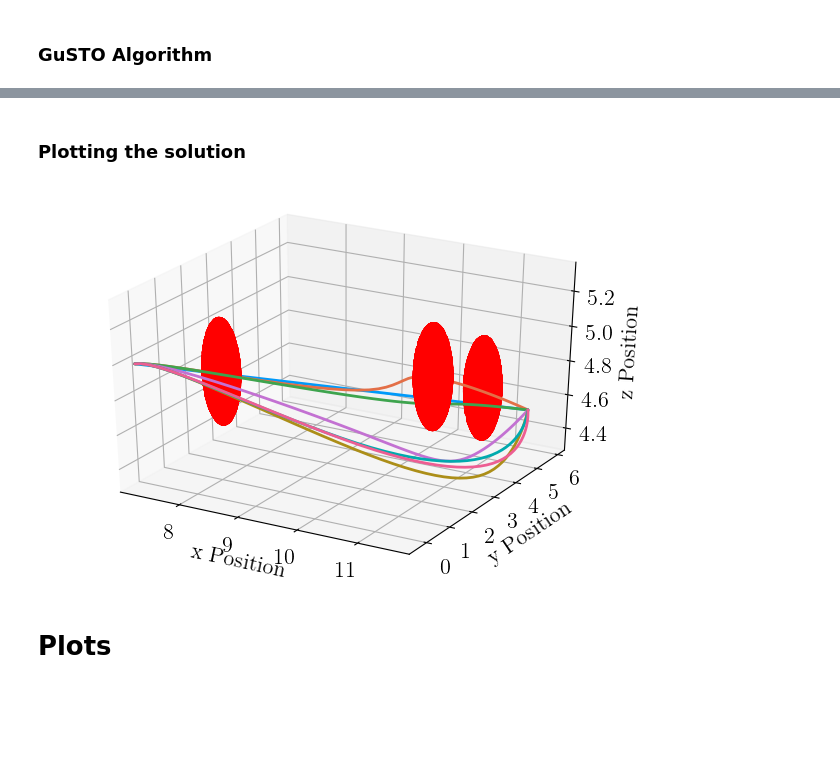
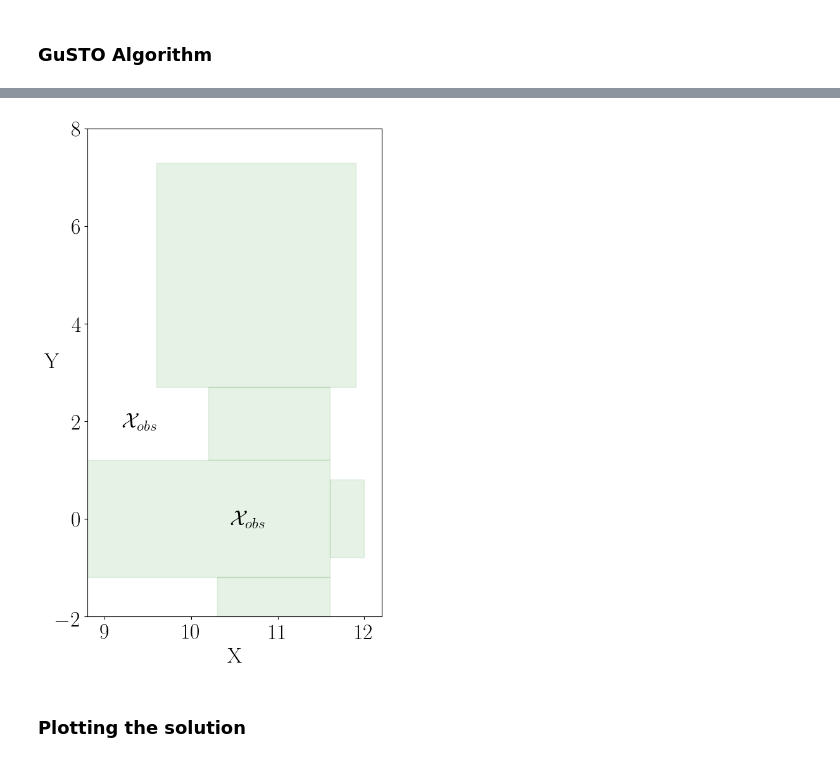
Before and after one commit to StanfordASL/GuSTO_quad_astrobee, a Jupyter notebook: astrobee_CSM.ipynb, the cells around one changed output, grey strips where cells are left out. Cells and saved outputs as stored; diff of their text form; code cells hidden in the pictures; blank space fills up the shorter version.

Commit message:
Finished results on Quadrotor and Astrobee, and polished code.

```diff
--- a/astrobee_CSM.ipynb
+++ b/astrobee_CSM.ipynb
@@ -132,35 +176,36 @@ metric = 0.9192809722546854
+# %%
+include("astro_iss_plot.jl")
+plt_ISS()
+# %% [output]
+[figure, added]
 # %% [markdown]
 ### Plotting the solution
 # %%
-# NOTE: run this cell twice
-include("astrobee_se3_script.jl")
+# # NOTE: run this cell twice
+# include("astrobee_plotting.jl")
 
-# Collecting the final control
-timeSpan = zeros(N)
-timeSpanControl = zeros(N-1)
-constraint = zeros(N)
-constraint[1] = obstacle_constraint(model,X_all[end],U_all[end],X_all[end-1],U_all[end-1],1,1)
-control1 = zeros(N-1)
-control2 = zeros(N-1)
-for i = 1:N-1
-    timeSpan[i+1] = timeSpan[i] + model.tf/N
-    if i < N-1
-        timeSpanControl[i+1] = timeSpan[i] + model.tf/N
-    end
-    constraint[i+1] = obstacle_constraint(model,X_all[end],U_all[end],X_all[end-1],U_all[end-1],i,1)
-    control1[i] = norm(U_all[end][1:3,i])
-    control2[i] = norm(U_all[end][4:6,i])
-end
+# # Collecting the final control
+# timeSpan = zeros(N)
+# timeSpanControl = zeros(N-1)
+# constraint = zeros(N)
+# constraint[1] = obstacle_constraint(model,X_all[end],U_all[end],X_all[end-1],U_all[end-1],1,1)
+# control1 = zeros(N-1)
+# control2 = zeros(N-1)
+# for i = 1:N-1
+#     timeSpan[i+1] = timeSpan[i] + model.tf/N
+#     if i < N-1
+#         timeSpanControl[i+1] = timeSpan[i] + model.tf/N
+#     end
+#     constraint[i+1] = obstacle_constraint(model,X_all[end],U_all[end],X_all[end-1],U_all[end-1],i,1)
+#     control1[i] = norm(U_all[end][1:3,i])
+#     control2[i] = norm(U_all[end][4:6,i])
+# end
 
-# Plotting the final control
-# p1 = plot(timeSpanControl,control1,linewidth=3,label="",xlabel="Time (s)",ylabel="Euclidean Norm of the Translational Control")
-# p2 = plot(timeSpanControl,control2,linewidth=3,label="",xlabel="Time (s)",ylabel="Euclidean Norm of the Rotational Control")
+# # Plotting the final control
+# # p1 = plot(timeSpanControl,control1,linewidth=3,label="",xlabel="Time (s)",ylabel="Euclidean Norm of the Translational Control")
+# # p2 = plot(timeSpanControl,control2,linewidth=3,label="",xlabel="Time (s)",ylabel="Euclidean Norm of the Rotational Control")
 
-# Plotting the trajectory at different SCP iterations
-p3 = plot3D_solutions(SCPproblem, model, X_all[1:end], U_all[1:end])
+# # Plotting the trajectory at different SCP iterations
+# p3 = plot3D_solutions(SCPproblem, model, X_all[1:end], U_all[1:end])
 
-# plot(p1,p2,p3,layout=(1,3))
+# # plot(p1,p2,p3,layout=(1,3))
-# %% [output]
-[figure, removed]
-# %% [markdown]
-# Plots
```
Also changed, not shown: parts of 13 cells of this notebook, 7 other files.
